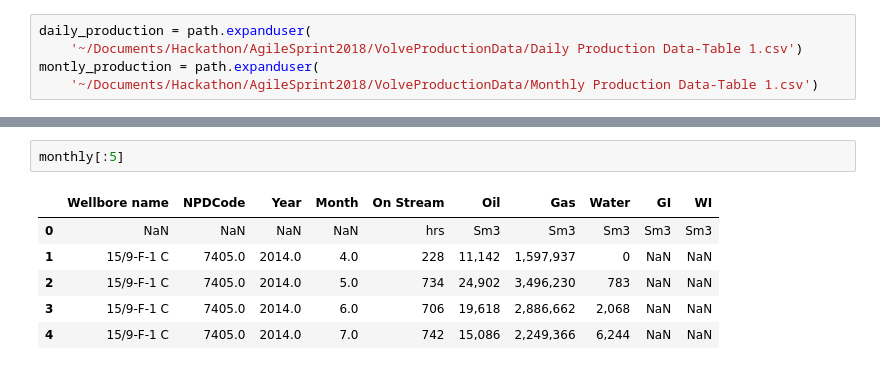
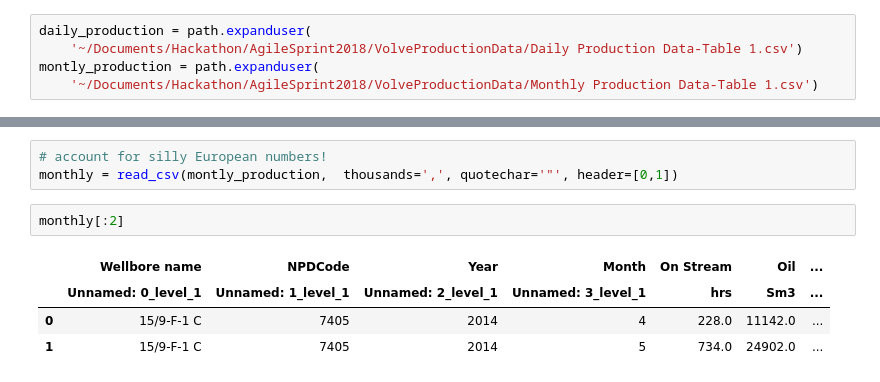
Before and after one commit to blasscoc/SubsurfaceML, a Jupyter notebook: notebooks/VolveProductionHowto.ipynb, the cells around one changed output, grey strips where cells are left out. Cells and saved outputs as stored; diff of their text form.

```diff
--- a/notebooks/VolveProductionHowto.ipynb
+++ b/notebooks/VolveProductionHowto.ipynb
@@ -22,9 +27,10 @@ daily[:5]
+# %%
+# account for silly European numbers!
+monthly = read_csv(montly_production,  thousands=',', quotechar='"', header=[0,1])
 # %%
-monthly[:5]
+monthly[:2]
 # %% [output]
-|  | Wellbore name | NPDCode | Year | Month | On Stream | Oil | Gas | Water | GI | WI |
-| 0 | NaN | NaN | NaN | NaN | hrs | Sm3 | Sm3 | Sm3 | Sm3 | Sm3 |
-| 1 | 15/9-F-1 C | 7405.0 | 2014.0 | 4.0 | 228 | 11,142 | 1,597,937 | 0 | NaN | NaN |
-| 2 | 15/9-F-1 C | 7405.0 | 2014.0 | 5.0 | 734 | 24,902 | 3,496,230 | 783 | NaN | NaN |
-| 3 | 15/9-F-1 C | 7405.0 | 2014.0 | 6.0 | 706 | 19,618 | 2,886,662 | 2,068 | NaN | NaN |
-| 4 | 15/9-F-1 C | 7405.0 | 2014.0 | 7.0 | 742 | 15,086 | 2,249,366 | 6,244 | NaN | NaN |
+|  | Wellbore name | NPDCode | Year | Month | On Stream | Oil | ... |
+|  | Unnamed: 0_level_1 | Unnamed: 1_level_1 | Unnamed: 2_level_1 | Unnamed: 3_level_1 | hrs | Sm3 | ... |
+| 0 | 15/9-F-1 C | 7405 | 2014 | 4 | 228.0 | 11142.0 | ... |
+| 1 | 15/9-F-1 C | 7405 | 2014 | 5 | 734.0 | 24902.0 | ... |
```
Also changed, not shown: parts of 5 cells of this notebook.
